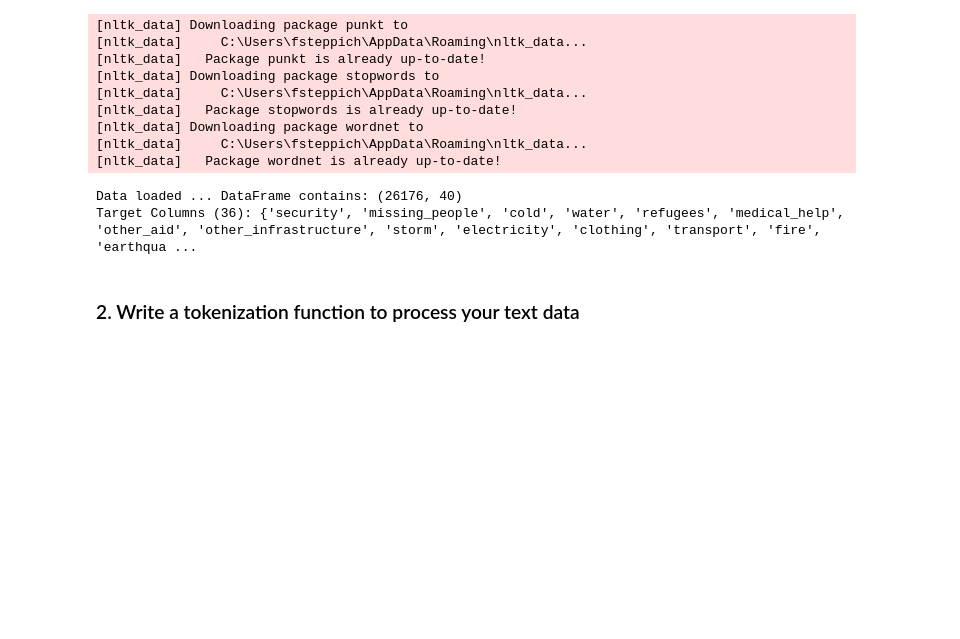
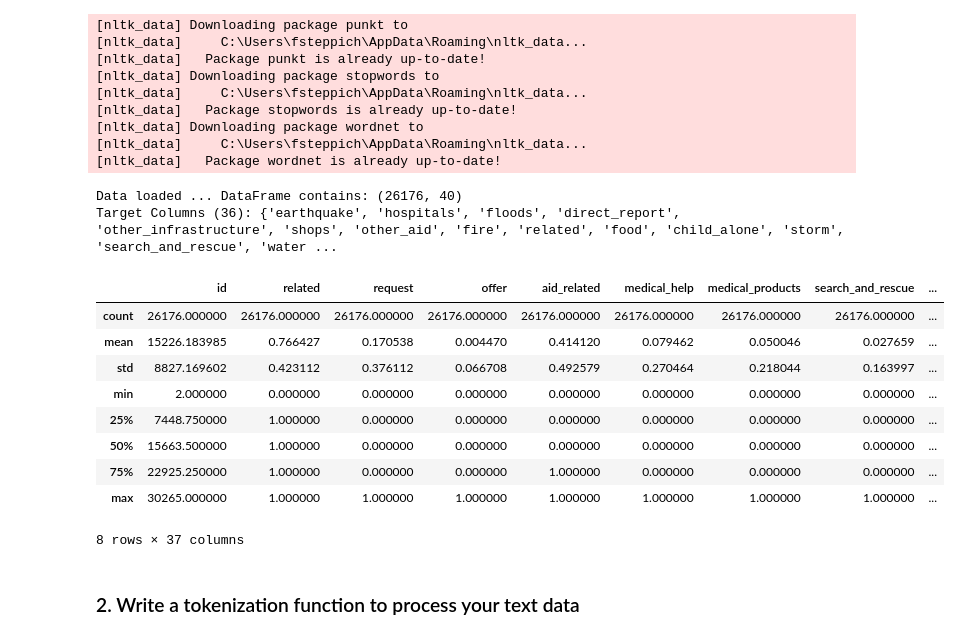
Before and after one commit to fsteppich/UD-DS-DisasterMessageClassification, a Jupyter notebook: data exploration/ML Pipeline Preparation.ipynb, the cells around one changed output. Saved outputs shown, nothing was run; the diff lists cells and outputs as text; code cells hidden in the pictures; blank space fills up the shorter version.

```diff
--- a/data exploration/ML Pipeline Preparation.ipynb
+++ b/data exploration/ML Pipeline Preparation.ipynb
@@ -44,21 +44,33 @@ from sklearn.tree import DecisionTreeClassifier
 # %%
 # load data from database
 engine = sql.create_engine('sqlite:///DisasterMessageClassification.sqlite')
 with engine.connect() as conn, conn.begin():
     df = pd.read_sql_table('Messages', conn)
     #conn.commit()
     conn.close()
 
 print("Data loaded ... DataFrame contains: {}".format(df.shape))
 
 target_column_labels = set(df.columns.tolist()).difference({'id', 'message', 'original', 'genre'})
 print("Target Columns ({}): {}".format(len(target_column_labels), target_column_labels))
 
 X = df['message']
 Y = df[list(target_column_labels)]
+
+df.describe()
 # %% [output]
 Data loaded ... DataFrame contains: (26176, 40)
-Target Columns (36): {'security', 'missing_people', 'cold', 'water', 'refugees', 'medical_help', 'other_aid', 'other_infrastructure', 'storm', 'electricity', 'clothing', 'transport', 'fire', 'earthqua ...
+Target Columns (36): {'earthquake', 'hospitals', 'floods', 'direct_report', 'other_infrastructure', 'shops', 'other_aid', 'fire', 'related', 'food', 'child_alone', 'storm', 'search_and_rescue', 'water ...
+|  | id | related | request | offer | aid_related | medical_help | medical_products | search_and_rescue | ... |
+| count | 26176.000000 | 26176.000000 | 26176.000000 | 26176.000000 | 26176.000000 | 26176.000000 | 26176.000000 | 26176.000000 | ... |
+| mean | 15226.183985 | 0.766427 | 0.170538 | 0.004470 | 0.414120 | 0.079462 | 0.050046 | 0.027659 | ... |
+| std | 8827.169602 | 0.423112 | 0.376112 | 0.066708 | 0.492579 | 0.270464 | 0.218044 | 0.163997 | ... |
+| min | 2.000000 | 0.000000 | 0.000000 | 0.000000 | 0.000000 | 0.000000 | 0.000000 | 0.000000 | ... |
+| 25% | 7448.750000 | 1.000000 | 0.000000 | 0.000000 | 0.000000 | 0.000000 | 0.000000 | 0.000000 | ... |
+| 50% | 15663.500000 | 1.000000 | 0.000000 | 0.000000 | 0.000000 | 0.000000 | 0.000000 | 0.000000 | ... |
+| 75% | 22925.250000 | 1.000000 | 0.000000 | 0.000000 | 1.000000 | 0.000000 | 0.000000 | 0.000000 | ... |
+| max | 30265.000000 | 1.000000 | 1.000000 | 1.000000 | 1.000000 | 1.000000 | 1.000000 | 1.000000 | ... |
+8 rows × 37 columns
 # %% [markdown]
 ### 2. Write a tokenization function to process your text data
 # %%
```
Also changed, not shown: 6 other files.
